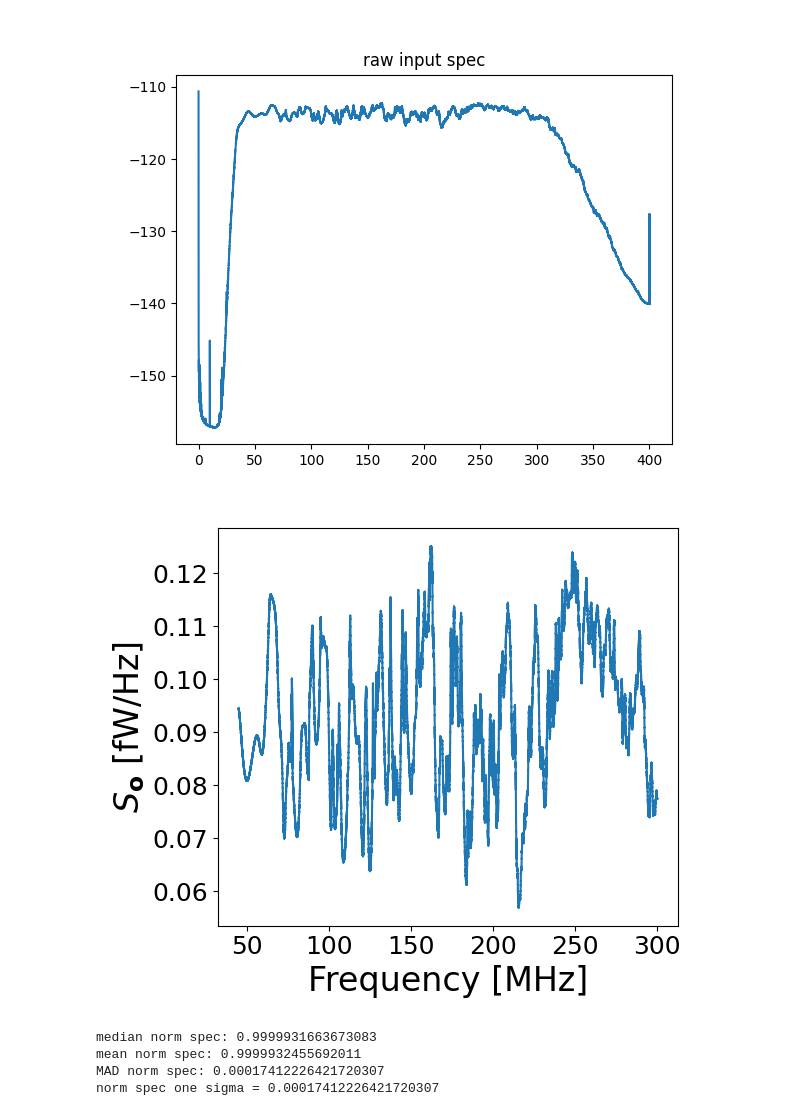
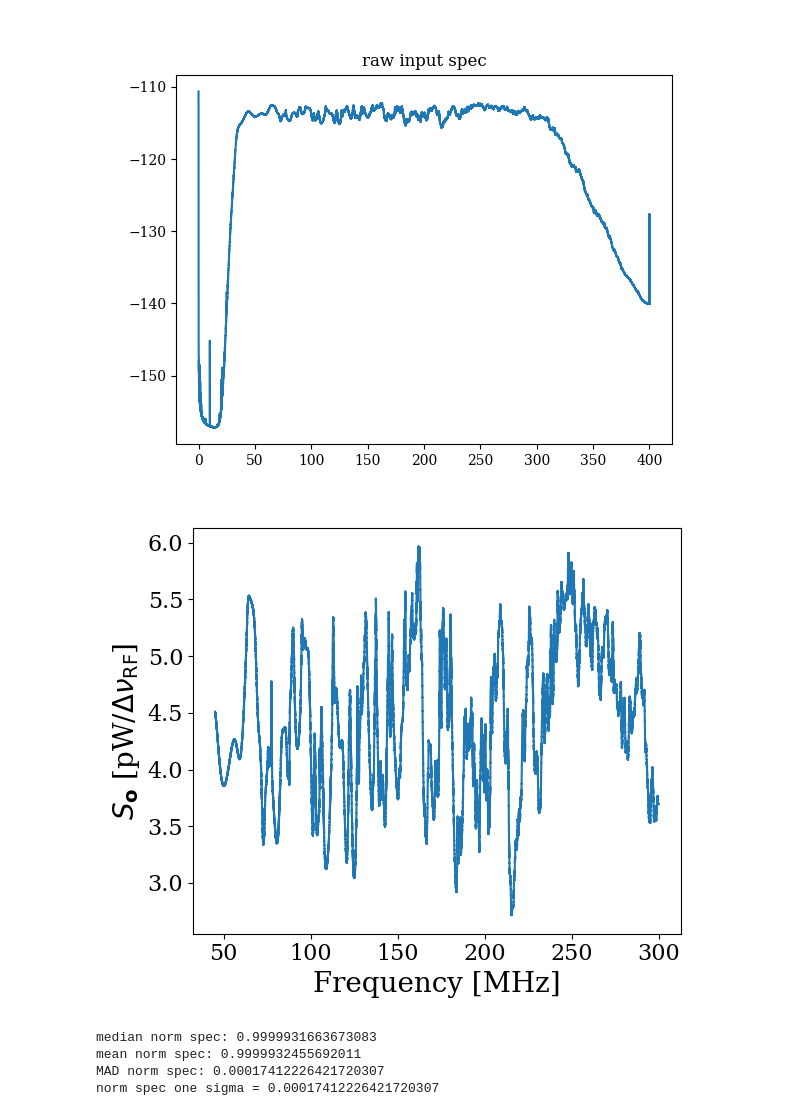
Before and after one commit to josephmlev/darkRadio, a Jupyter notebook: daqAnalysisAndExperiments/run1p4/run1p4_analysis/analysisClass.ipynb, the cells around one changed output. Cells and saved outputs as stored; diff of their text form; code cells hidden in the pictures.

```diff
--- a/daqAnalysisAndExperiments/run1p4/run1p4_analysis/analysisClass.ipynb
+++ b/daqAnalysisAndExperiments/run1p4/run1p4_analysis/analysisClass.ipynb
@@ -2,6 +2,9 @@
 import matplotlib.pyplot as plt
 import scipy.stats
 %matplotlib widget
+
+from matplotlib import rcParams
+rcParams['font.family'] = 'serif'
 # %%
 """
 A collection of functions to perform a dark photon search on an averaged spectrum
@@ -395,41 +398,39 @@ if testDataFlag:
         undulation = 10*np.sin(frequency * 100) + frequency*10 +100 # sinusoidal signal
         noise = np.random.normal(10, .01, frequency.shape)  # Gaussian noise
         noise[2**20:2**20+6] = 11.2
         spec = (undulation * noise)  # noisy spectrum
 
     if 0:
         #chirp
         np.random.seed(0)  # for reproducibility
         freqs = np.linspace(0, 400, 2**23)  # frequency range
         undulation = spsig.chirp(freqs, 1/800, freqs[idxStop], 1/.1) + 100
         noise = np.random.normal(10, .01, freqs.shape)  # Gaussian noise
         noise[2**20:2**20+10] = 10.05
         spec = (undulation * noise)  # noisy spectrum
 
 
 plt.close('all')
 
 
 plt.figure()
 plt.title('raw input spec')
 plt.plot(freqs, 10*np.log10(spec))
 plt.show()
 
 plt.figure(figsize=(6,5))
 #run 1p4 paper fig 4
 #plt.title('raw input spec')
-plt.plot(freqs[idxStart:idxStop], spec[idxStart:idxStop]/1e-12/47.68)
-#plt.ylabel(r'$S_\mathbf{o}$ [fW/$\Delta \nu_{\mathrm{RF}}$]', size=24)
-#plt.ylabel(r'$S_\mathbf{o}$ [fW/48 Hz]', size=24)
-plt.ylabel(r'$S_\mathbf{o}$ [fW/Hz]', size=24)
-plt.xlabel('Frequency [MHz]', size = 24)
-plt.xticks(size=18)
-plt.yticks(size=18)
+plt.plot(freqs[idxStart:idxStop], spec[idxStart:idxStop]/1e-12)
+plt.ylabel(r'$S_\mathbf{o}$ [pW/$\Delta \nu_{\mathrm{RF}}$]', size=20)
+plt.xlabel('Frequency [MHz]', size = 20)
+plt.xticks(size=16)
+plt.yticks(size=16)
 plt.tight_layout()
 plt.show()
 # %% [output]
 [figure]
-[figure, old version]
+[figure, new version]
 # %%
 #debug functions
 
```
Also changed, not shown: parts of 1 cell of this notebook.
